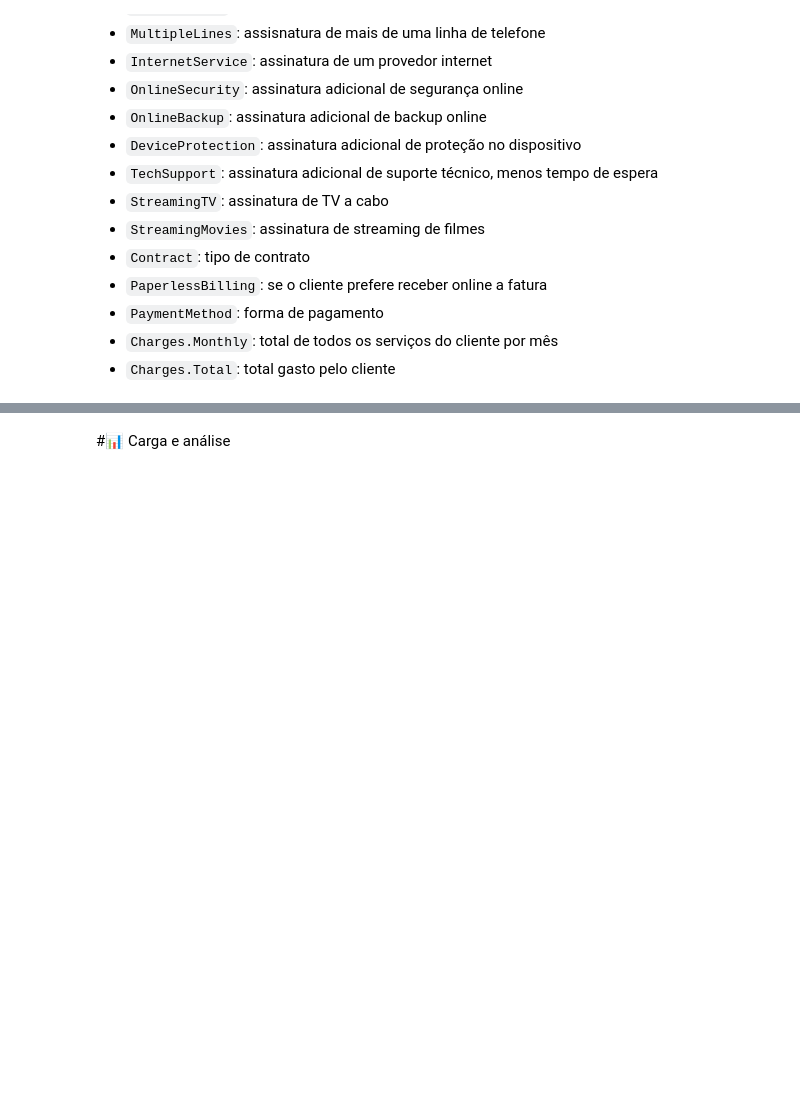
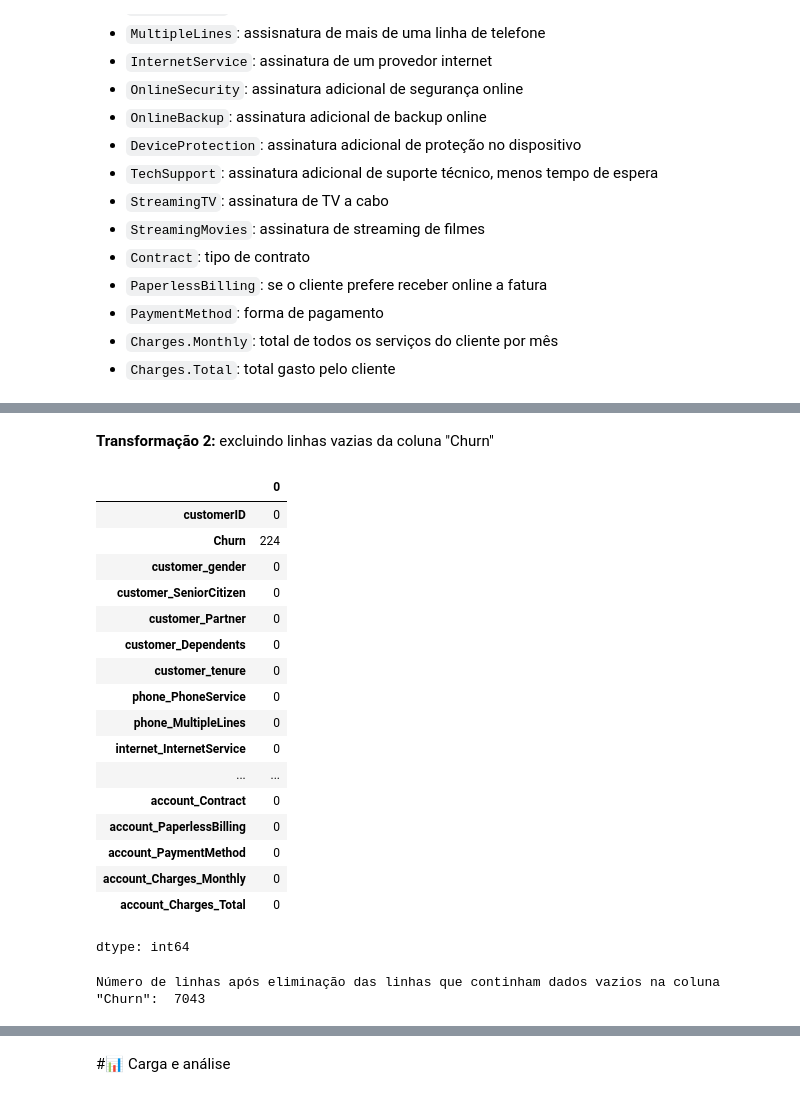
Before and after one commit to carlos-000-carlos/Challenge_2-TelecomX_BR-Cabral, a Jupyter notebook: TelecomX_BR.ipynb, the cells around one changed output, grey strips where cells are left out. Drawn from its saved outputs; the diff is of its cells as text; code cells hidden in the pictures; blank space fills up the shorter version.

Commit message:
Transformação - parte 01

```diff
--- a/TelecomX_BR.ipynb
+++ b/TelecomX_BR.ipynb
@@ -90,0 +231,4 @@ memory usage: 1.2+ MB
+# %%
+# Aplicando o método "to_numeric" para transformar em float
+dados_normalizados_api['account_Charges_Total'] = pd.to_numeric(dados_normalizados_api['account_Charges_Total'], errors = 'coerce')
+dados_normalizados_api.info()
@@ -90,0 +253,30 @@ memory usage: 1.2+ MB
+# %% [markdown]
+**Transformação 2:** excluindo linhas vazias da coluna "Churn"
+# %%
+# Aplicando o método "strip" a várias colunas de uma só vez
+dados_normalizados_api.apply(lambda x: x.astype(str).str.strip().eq('').sum())
+# %% [output]
+|  | 0 |
+| customerID | 0 |
+| Churn | 224 |
+| customer_gender | 0 |
+| customer_SeniorCitizen | 0 |
+| customer_Partner | 0 |
+| customer_Dependents | 0 |
+| customer_tenure | 0 |
+| phone_PhoneService | 0 |
+| phone_MultipleLines | 0 |
+| internet_InternetService | 0 |
+| ... | ... |
+| account_Contract | 0 |
+| account_PaperlessBilling | 0 |
+| account_PaymentMethod | 0 |
+| account_Charges_Monthly | 0 |
+| account_Charges_Total | 0 |
+dtype: int64
+# %%
+# Eliminando linhas da coluna "Churn" que possuíam dados vazios
+dados_normalizados_api = dados_normalizados_api[dados_normalizados_api['Churn'].str.strip() != '']
+print('Número de linhas após eliminação das linhas que continham dados vazios na coluna "Churn": ', len(dados_normalizados_api))
+# %% [output]
+Número de linhas após eliminação das linhas que continham dados vazios na coluna "Churn":  7043
```
Also changed, not shown: parts of 23 cells of this notebook.
